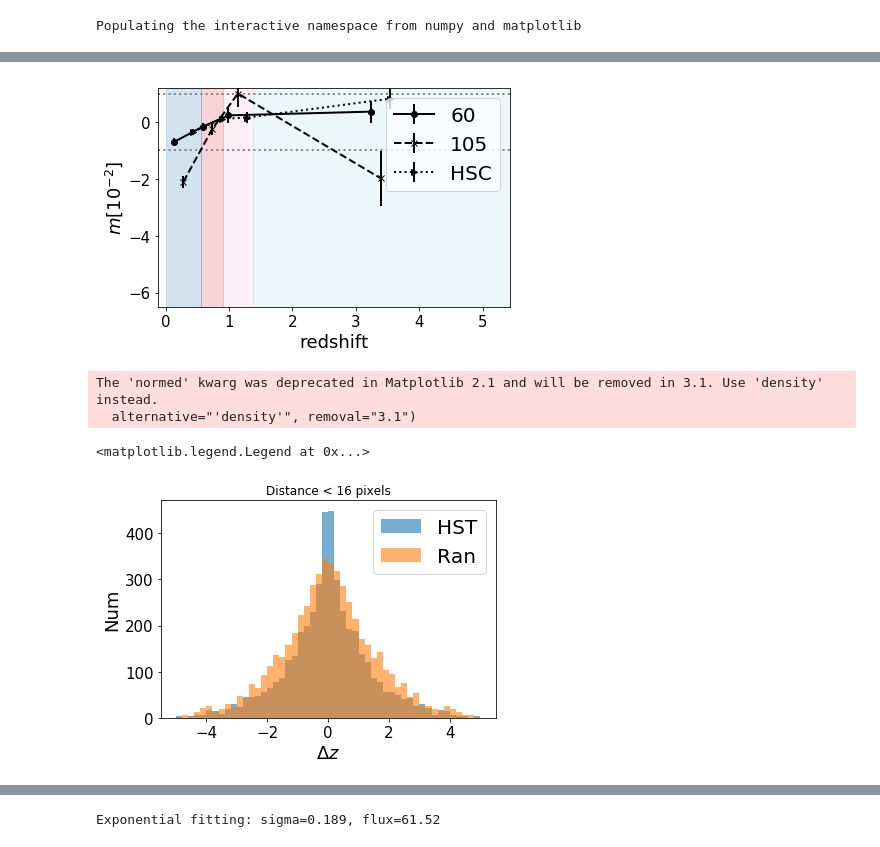
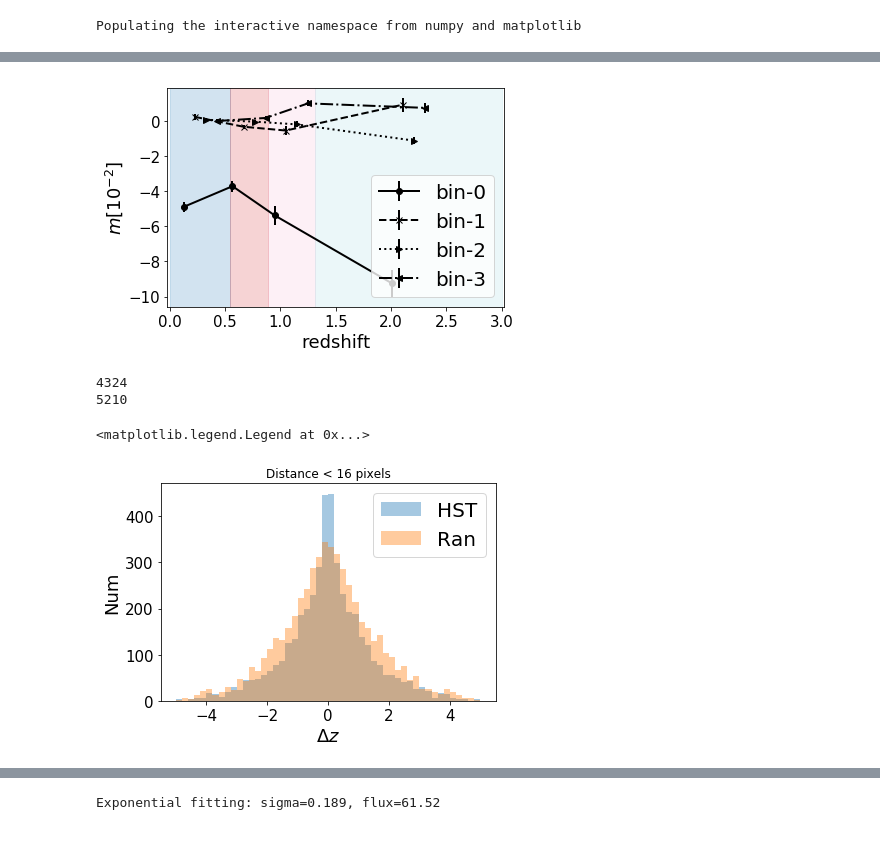
Before and after one commit to mr-superonion/FPFS, a Jupyter notebook: notebook/sim/3_6-cosmoReGauss.ipynb, the cells around one changed output, grey strips where cells are left out. Cells and saved outputs as stored; diff of their text form; code cells hidden in the pictures.

```diff
--- a/notebook/sim/3_6-cosmoReGauss.ipynb
+++ b/notebook/sim/3_6-cosmoReGauss.ipynb
@@ -123,10 +125,16 @@ plt.savefig(os.path.join(pltDir,'%s-%s.pdf' %tuple(Dir.split('/')[:-1])))
 # %%
-Dir='outCosmoE-var36em4/mag245-res03-bm38/'
-lList=['60','105','HSC']
-zbound  =   np.array([0.,0.561,0.906,1.374,5.410])
+pltDir='plot/cosmozBlending/'
+if not os.path.isdir(pltDir):
+    os.mkdir(pltDir)
+
+lList=['60']
+zbound  =   np.array([0.005,0.5477,0.8874,1.3119,3.0]) #sim 3
+
+
 bAll=[]
 errAll=[]
-for psz in lList:
+for ids in range(1,5):
+    Dir='outCosmoR-var36em4/mag245-res03-bm38-dis%d/' %ids
     err=[]
     fname=os.path.join(Dir,'e1_g1-2222_psf%s.fits' %psz)
     d2222=pyfits.getdata(fname)
@@ -143,7 +151,7 @@ for psz in lList:
     mArray=estimate_mArray(d2222,d0000,d2000,d0200,d0020,d0002)
     bAll.append(mArray)
     ngroup=len(d0000)
-    for ig in range(200):
+    for ig in range(1000):
         d2222c=np.delete(d2222,ig)
         d0000c=np.delete(d0000,ig)
         d2000c=np.delete(d2000,ig)
@@ -158,52 +166,56 @@ for psz in lList:
     del err,mArray
     gc.collect()
 
-lsList=['o-','x--','>:']
-ishift=[-0.15,0,0.15]
-for i in range(len(lList)):
+lsList=['o-','x--','>:','<-.']
+ishift=[-0.15,-0.05,0.05,0.15]
+for i in range(4):
     plt.errorbar((zbound[:-1]+zbound[1:])/2.+ishift[i],bAll[i]*100,errAll[i]*100,ls=lsList[i][1:],\
-                 marker=lsList[i][0],label=lList[i],c='black')
+                 marker=lsList[i][0],label='bin-%d' %i,c='black')
 cmap = cm.tab20
 norm = Normalize(vmin=0, vmax=len(zbound)-2)
 for iz in range(len(zbound)-1):
     cc=cmap(norm(iz))
     plt.axvspan(zbound[iz],zbound[iz+1],alpha=0.2, color=cc)
-plt.plot(np.linspace(-0.12,5.43,20),-0.98*np.ones(20),c='grey',ls=':')
-plt.plot(np.linspace(-0.12,5.43,20),0.98*np.ones(20),c='grey',ls=':')
-plt.legend(loc='upper right')
+plt.legend(loc='lower right')
 plt.ylabel(r'$m [10^{-2}]$')
 plt.xlabel('redshift')
-plt.xlim(-0.12,5.43)
-plt.ylim(-6.5,1.2)
+plt.xlim(-0.02,3.02)
+#plt.ylim(-6.5,1.2)
 plt.tight_layout()
-plt.savefig(os.path.join(Dir,'out.png'))
 np.save(os.path.join(Dir,'bAll.npy'),bAll)
 np.save(os.path.join(Dir,'errAll.npy'),errAll)
 plt.savefig(os.path.join(pltDir,'%s-%s.png' %tuple(Dir.split('/')[:-1])))
 plt.savefig(os.path.join(pltDir,'%s-%s.pdf' %tuple(Dir.split('/')[:-1])))
 # %% [output]
-[figure, old version]
+[figure, new version]
 # %%
+norm=False
+disThres=16.
 plt.close()
 hstcat =    pyfits.getdata('hstcatE.fits')
 xyRef   =   np.vstack([hstcat['xI'],hstcat['yI']]).T
 tree    =   scipy.spatial.cKDTree(xyRef)
-dis,inds=tree.query(xyRef,k=2)
-msk=dis[:,1]<16.
-_=plt.hist(hstcat[inds[:,1][msk]]['zphot']-hstcat[msk]['zphot'],alpha=0.6,label='HST',bins=50,range=(-5,5),normed=False)
+dis1,inds=tree.query(xyRef,k=2)
+msk=dis1[:,1]<disThres
+print(np.sum(msk))
+Dz1=hstcat[inds[:,1][msk]]['zphot']-hstcat[msk]['zphot']
+hist1,bin1,_=plt.hist(Dz1,alpha=0.4,label='HST',bins=50,range=(-5,5),normed=norm)
 
 hstcat =    pyfits.getdata('hstcatR.fits')
 xyRef   =   np.vstack([hstcat['xI'],hstcat['yI']]).T
 tree    =   scipy.spatial.cKDTree(xyRef)
-dis,inds=tree.query(xyRef,k=2)
-msk=dis[:,1]<16.
-_=plt.hist(hstcat[inds[:,1][msk]]['zphot']-hstcat[msk]['zphot'],alpha=0.6,label='Ran',bins=50,range=(-5,5),normed=False)
+dis2,inds=tree.query(xyRef,k=2)
+msk=dis2[:,1]<disThres
+print(np.sum(msk))
+Dz2=hstcat[inds[:,1][msk]]['zphot']-hstcat[msk]['zphot']
+hist2,bin2,_2=plt.hist(Dz2,alpha=0.4,label='Ran',bins=50,range=(-5,5),normed=norm)
+bcent=(bin1[1:]+bin1[:-1])/2.
 plt.xlabel(r'$\Delta z$')
 plt.ylabel('Num')
 plt.title('Distance < 16 pixels')
 plt.legend()
 # %% [output]
-The 'normed' kwarg was deprecated in Matplotlib 2.1 and will be removed in 3.1. Use 'density' instead.
-  alternative="'density'", removal="3.1")
+4324
+5210
 <matplotlib.legend.Legend at 0x...>
-[figure, old version]
+[figure, new version]
```
Also changed, not shown: parts of 17 cells of this notebook, 5 other files.
